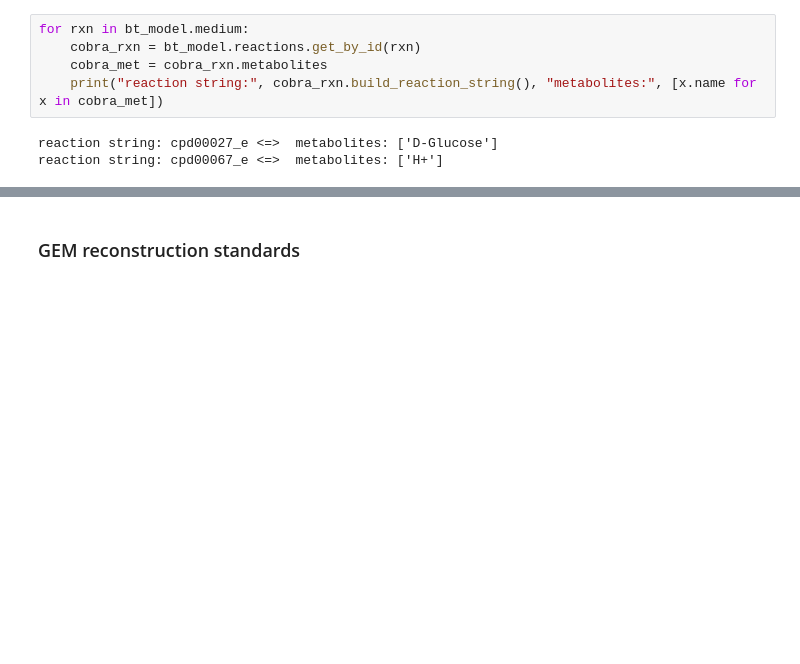
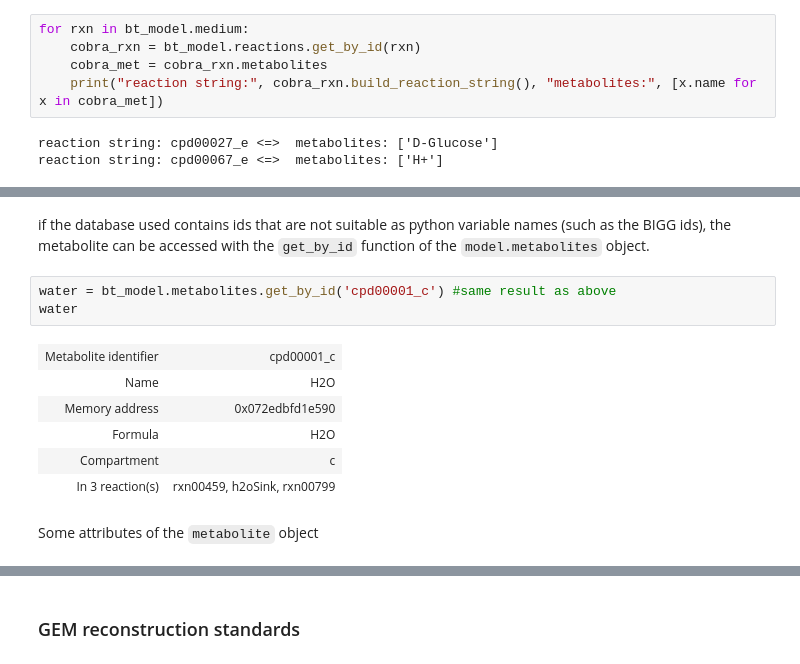
Before and after one commit to hariszaf/metabolic_toy_model, a Jupyter notebook: msc_class.ipynb, the cells around one changed output, grey strips where cells are left out. Drawn from its saved outputs; the diff is of its cells as text; blank space fills up the shorter version.

```diff
--- a/msc_class.ipynb
+++ b/msc_class.ipynb
@@ -308,0 +385,14 @@ reaction string: cpd00067_e <=>  metabolites: ['H+']
+# %% [markdown]
+if the database used contains ids that are not suitable as python variable names (such as the BIGG ids), the metabolite can be accessed with the `get_by_id` function of the `model.metabolites` object.
+# %%
+water = bt_model.metabolites.get_by_id('cpd00001_c') #same result as above
+water
+# %% [output]
+| Metabolite identifier | cpd00001_c |
+| Name | H2O |
+| Memory address | 0x072edbfd1e590 |
+| Formula | H2O |
+| Compartment | c |
+| In 3 reaction(s) | rxn00459, h2oSink, rxn00799 |
+# %% [markdown]
+Some attributes of the `metabolite` object
```
Also changed, not shown: parts of 105 cells of this notebook, 4 other files.
